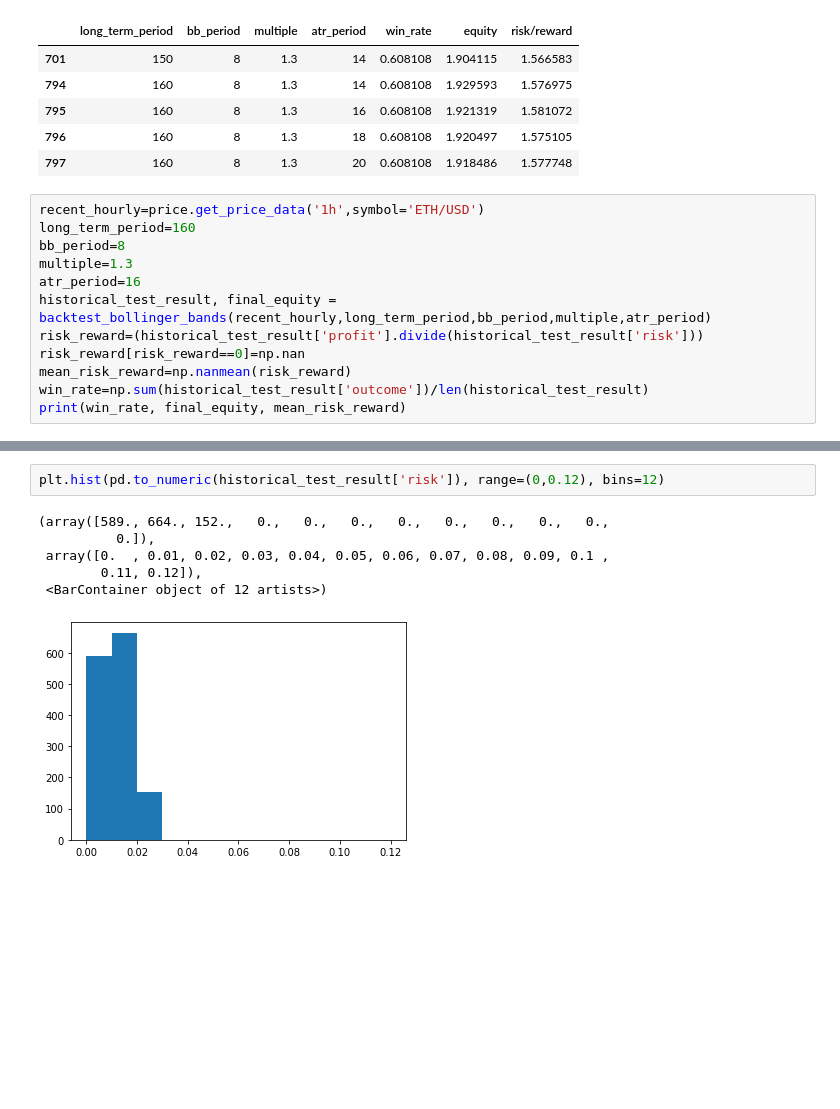
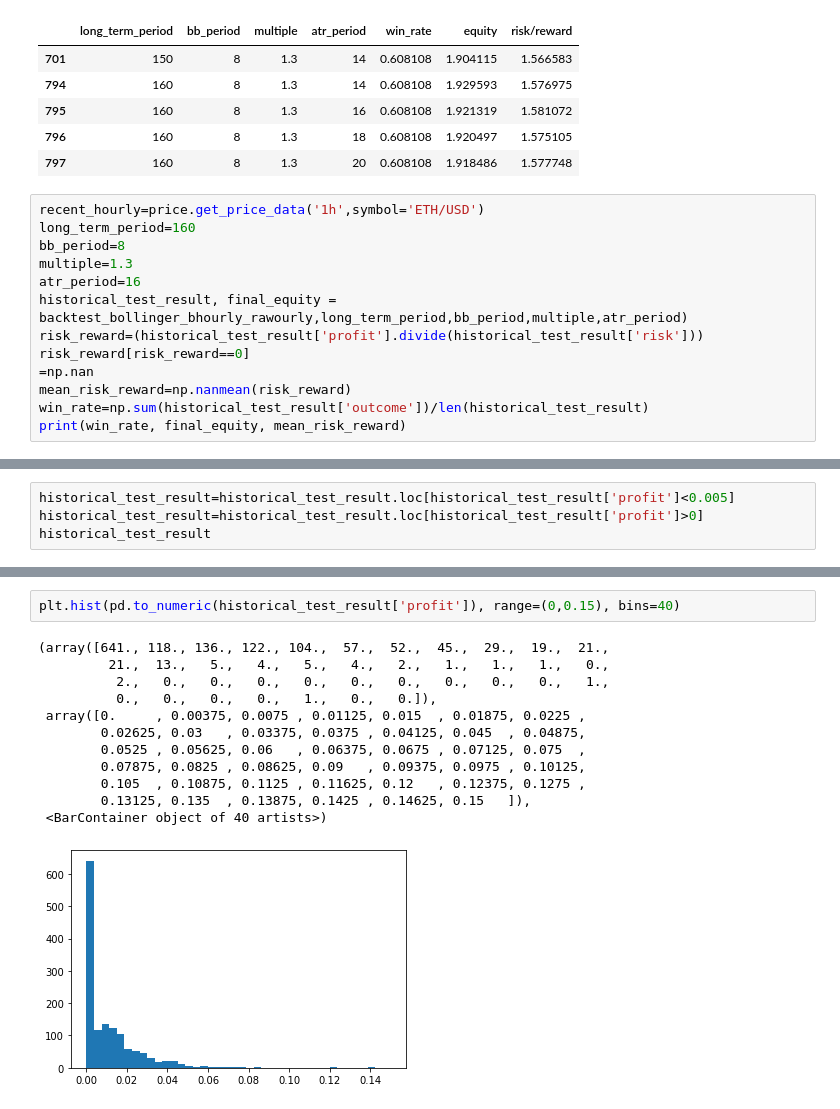
Before and after one commit to RDEvans31/saturn, a Jupyter notebook: Scalping tests.ipynb, the cells around one changed output, grey strips where cells are left out. Drawn from its saved outputs; the diff is of its cells as text; blank space fills up the shorter version.

```diff
--- a/Scalping tests.ipynb
+++ b/Scalping tests.ipynb
@@ -262,9 +268,10 @@ long_term_period=160
 bb_period=8
 multiple=1.3
 atr_period=16
-historical_test_result, final_equity = backtest_bollinger_bands(recent_hourly,long_term_period,bb_period,multiple,atr_period)
+historical_test_result, final_equity = backtest_bollinger_bhourly_rawourly,long_term_period,bb_period,multiple,atr_period)
 risk_reward=(historical_test_result['profit'].divide(historical_test_result['risk']))
-risk_reward[risk_reward==0]=np.nan
+risk_reward[risk_reward==0]
+=np.nan
 mean_risk_reward=np.nanmean(risk_reward)
 win_rate=np.sum(historical_test_result['outcome'])/len(historical_test_result)
 print(win_rate, final_equity, mean_risk_reward)
@@ -272,0 +280,4 @@ print(win_rate, final_equity, mean_risk_reward)
+# %%
+historical_test_result=historical_test_result.loc[historical_test_result['profit']<0.005]
+historical_test_result=historical_test_result.loc[historical_test_result['profit']>0]
+historical_test_result
@@ -277,9 +302,15 @@ ax=historical_test_result.plot(x='datetime', y='equity', logy=True, legend=False
 # %%
-plt.hist(pd.to_numeric(historical_test_result['risk']), range=(0,0.12), bins=12)
+plt.hist(pd.to_numeric(historical_test_result['profit']), range=(0,0.15), bins=40)
 # %% [output]
-(array([589., 664., 152.,   0.,   0.,   0.,   0.,   0.,   0.,   0.,   0.,
-          0.]),
- array([0.  , 0.01, 0.02, 0.03, 0.04, 0.05, 0.06, 0.07, 0.08, 0.09, 0.1 ,
-        0.11, 0.12]),
- <BarContainer object of 12 artists>)
+(array([641., 118., 136., 122., 104.,  57.,  52.,  45.,  29.,  19.,  21.,
+         21.,  13.,   5.,   4.,   5.,   4.,   2.,   1.,   1.,   1.,   0.,
+          2.,   0.,   0.,   0.,   0.,   0.,   0.,   0.,   0.,   0.,   1.,
+          0.,   0.,   0.,   0.,   1.,   0.,   0.]),
+ array([0.     , 0.00375, 0.0075 , 0.01125, 0.015  , 0.01875, 0.0225 ,
+        0.02625, 0.03   , 0.03375, 0.0375 , 0.04125, 0.045  , 0.04875,
+        0.0525 , 0.05625, 0.06   , 0.06375, 0.0675 , 0.07125, 0.075  ,
+        0.07875, 0.0825 , 0.08625, 0.09   , 0.09375, 0.0975 , 0.10125,
+        0.105  , 0.10875, 0.1125 , 0.11625, 0.12   , 0.12375, 0.1275 ,
+        0.13125, 0.135  , 0.13875, 0.1425 , 0.14625, 0.15   ]),
+ <BarContainer object of 40 artists>)
-[figure, old version]
+[figure, new version]
```
Also changed, not shown: parts of 6 cells of this notebook, 4 other files.
